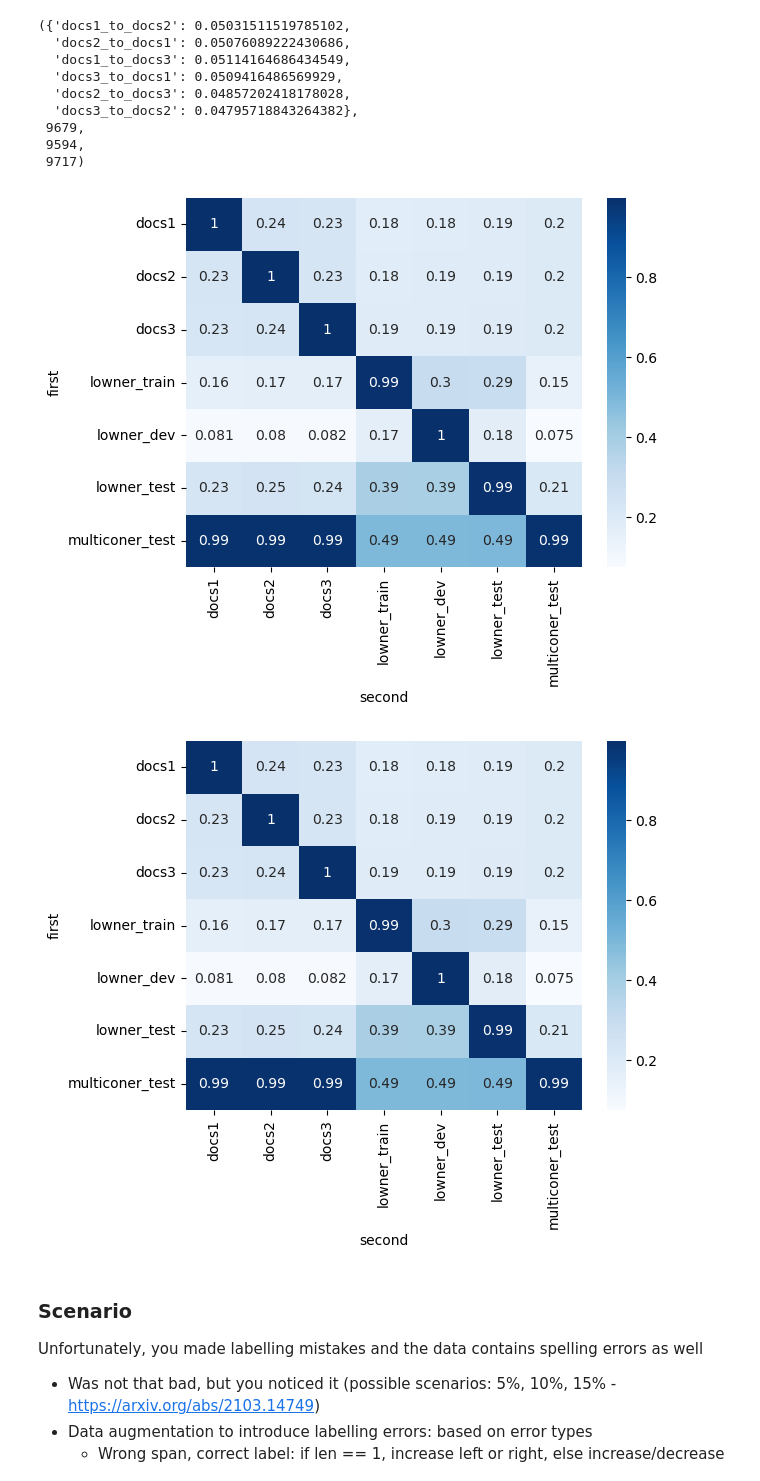
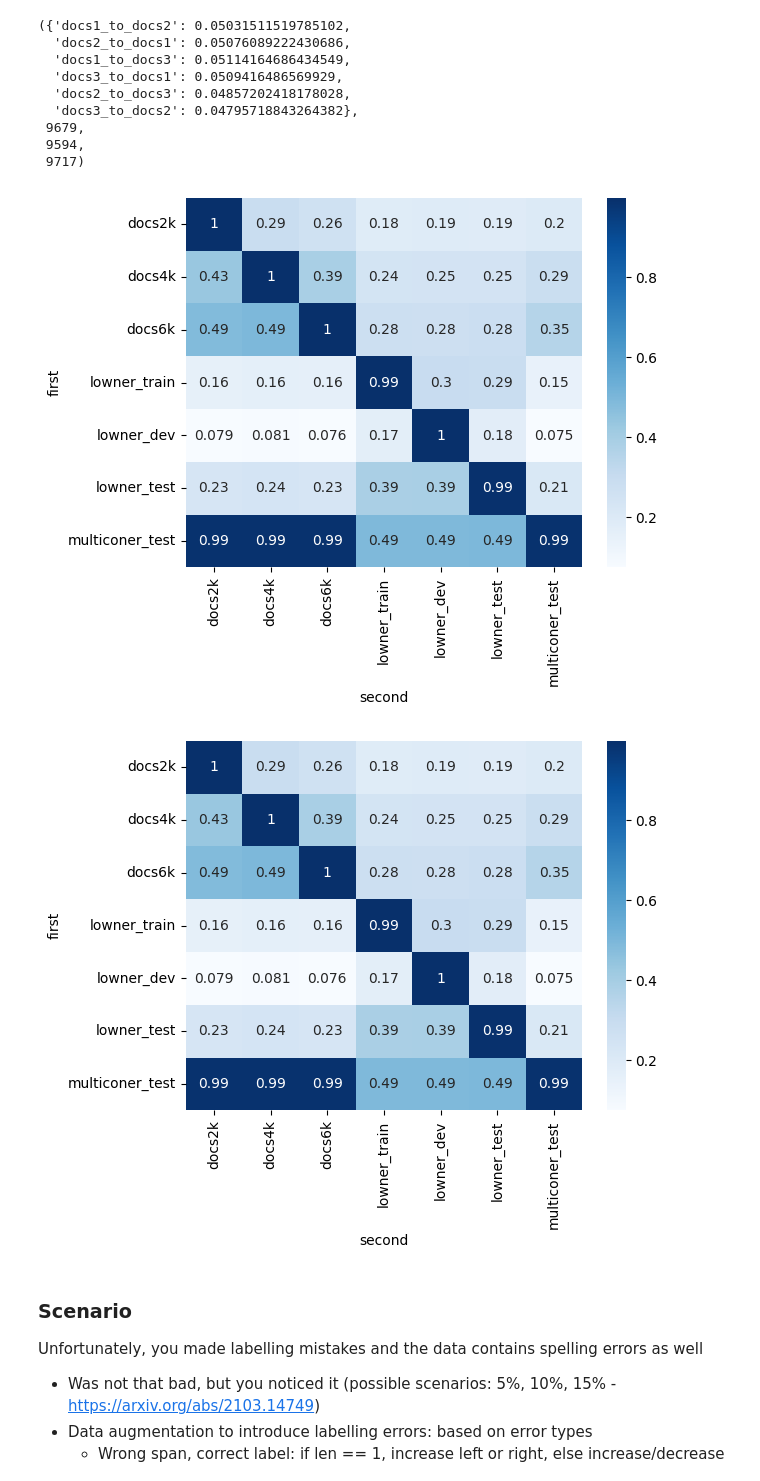
Before and after one commit to roebbert92/thesis, a Jupyter notebook: experiment_02.ipynb, the cells around one changed output. Saved outputs shown, nothing was run; the diff lists cells and outputs as text; code cells hidden in the pictures.

```diff
--- a/experiment_02.ipynb
+++ b/experiment_02.ipynb
@@ -85,4 +46,12 @@ def per_type_uniform_sampling(dataset: List[dict], types: List[str], sample_size
 import random
 random.seed(1)
 docs1, type_count1 = per_type_uniform_sampling(
-    multiconer_test, types, 2000)
+    multiconer_test, types, 6000)
+# %%
+random.seed(1)
+docs1_4k, type_count1_4k = per_type_uniform_sampling(
+    multiconer_test, types, 4000)
+# %%
+random.seed(1)
+docs1_2k, type_count1_2k = per_type_uniform_sampling(
+    multiconer_test, types, 2000)
@@ -145,17 +134,17 @@ res, len(docs1_set), len(docs2_set), len(docs3_set)
 # %%
 from data_metrics.entity_coverage_ratio import confusion_matrix_expected_entity_coverage_ratio
 from data_metrics.utils import visualize_confusion_matrix
 
 cm = confusion_matrix_expected_entity_coverage_ratio([
-    lowner_train, lowner_dev, lowner_test, docs1, docs2, docs3, multiconer_test
+    lowner_train, lowner_dev, lowner_test, docs1, docs1_4k, docs1_2k, multiconer_test
 ], [
-    "lowner_train", "lowner_dev", "lowner_test", "docs1", "docs2", "docs3",
+    "lowner_train", "lowner_dev", "lowner_test", "docs6k", "docs4k", "docs2k",
     "multiconer_test"
 ])
 visualize_confusion_matrix(cm, "expected_entity_coverage_ratio")
 # %% [output]
-[figure, old version]
+[figure, new version]
-[figure, old version]
+[figure, new version]
 # %% [markdown]
 ### Scenario
 Unfortunately, you made labelling mistakes and the data contains spelling errors as well
```
Also changed, not shown: parts of 6 cells of this notebook, 5 other files.
